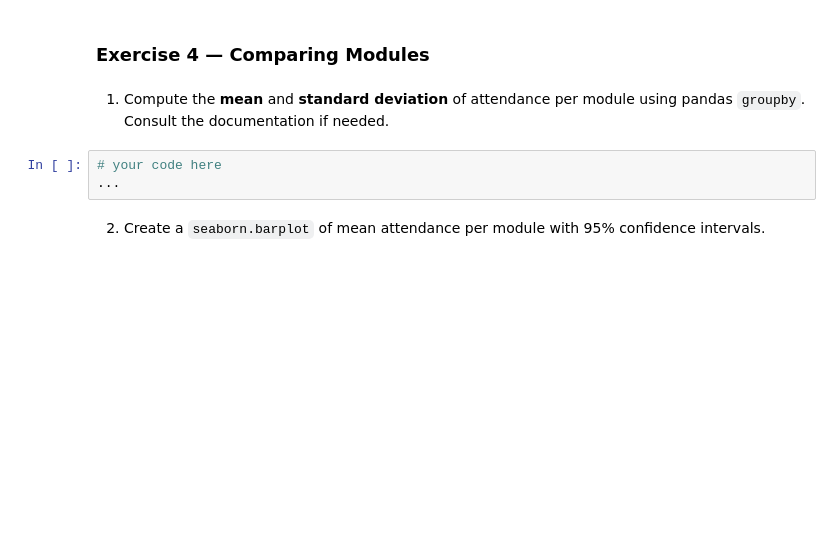
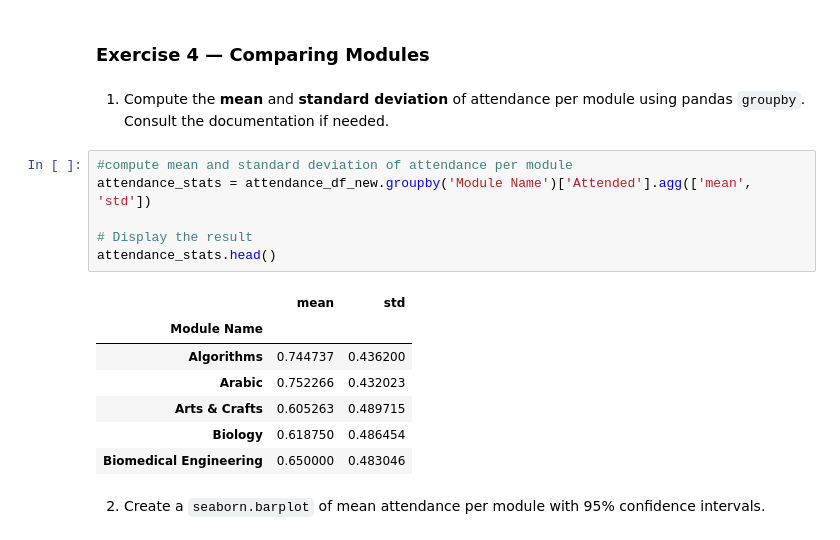
Before and after one commit to tabsbower/M6006_assignment2_23407618514, a Jupyter notebook: summative1-1.ipynb, the cells around one changed output. Saved outputs shown, nothing was run; the diff lists cells and outputs as text; blank space fills up the shorter version.

```diff
--- a/summative1-1.ipynb
+++ b/summative1-1.ipynb
@@ -300,8 +279,19 @@ app = App(app_ui, server)
 
 1. Compute the **mean** and **standard deviation** of attendance per module using pandas `groupby`. Consult the documentation if needed.
 # %%
-# your code here
-...
+#compute mean and standard deviation of attendance per module
+attendance_stats = attendance_df_new.groupby('Module Name')['Attended'].agg(['mean', 'std'])
+
+# Display the result
+attendance_stats.head()
+# %% [output]
+|  | mean | std |
+| Module Name |  |  |
+| Algorithms | 0.744737 | 0.436200 |
+| Arabic | 0.752266 | 0.432023 |
+| Arts & Crafts | 0.605263 | 0.489715 |
+| Biology | 0.618750 | 0.486454 |
+| Biomedical Engineering | 0.650000 | 0.483046 |
 # %% [markdown]
 2. Create a `seaborn.barplot` of mean attendance per module with 95% confidence intervals.
 # %%
```
Also changed, not shown: parts of 4 cells of this notebook, 1 other file.
